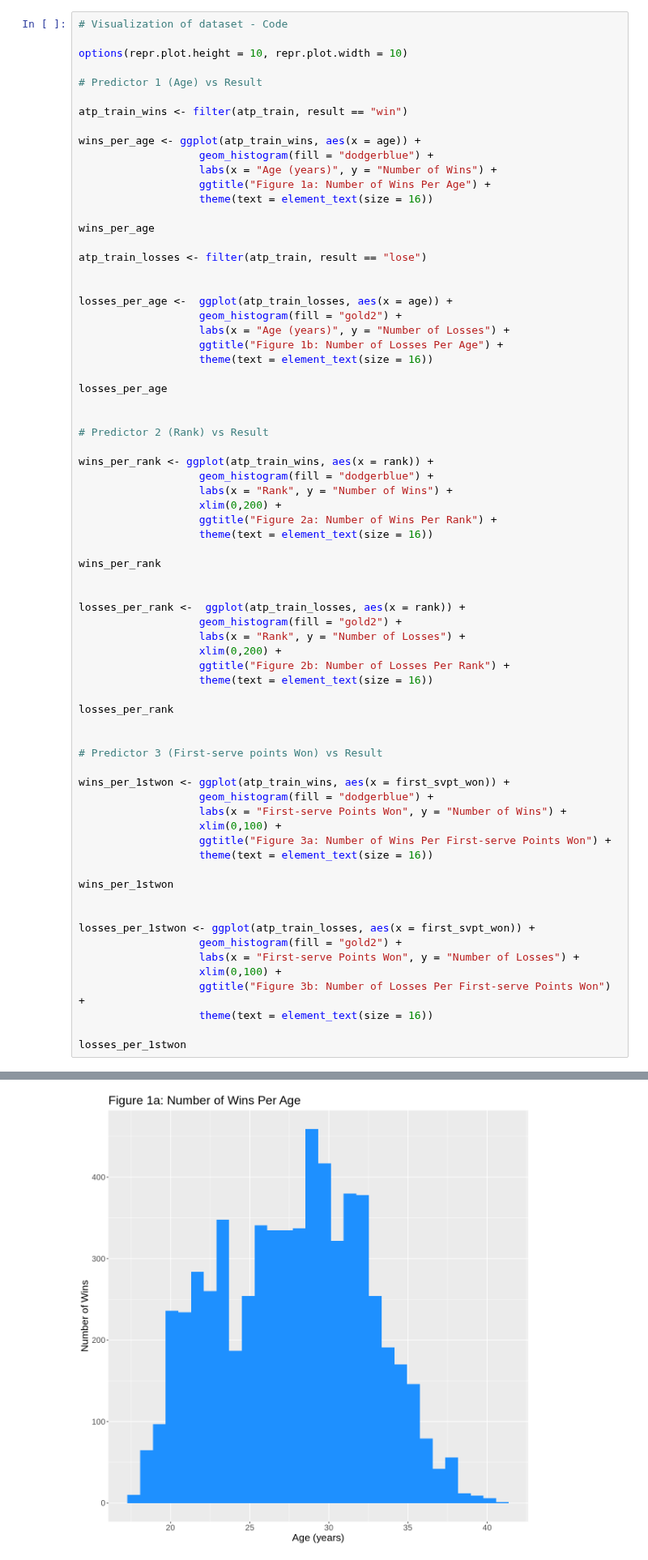
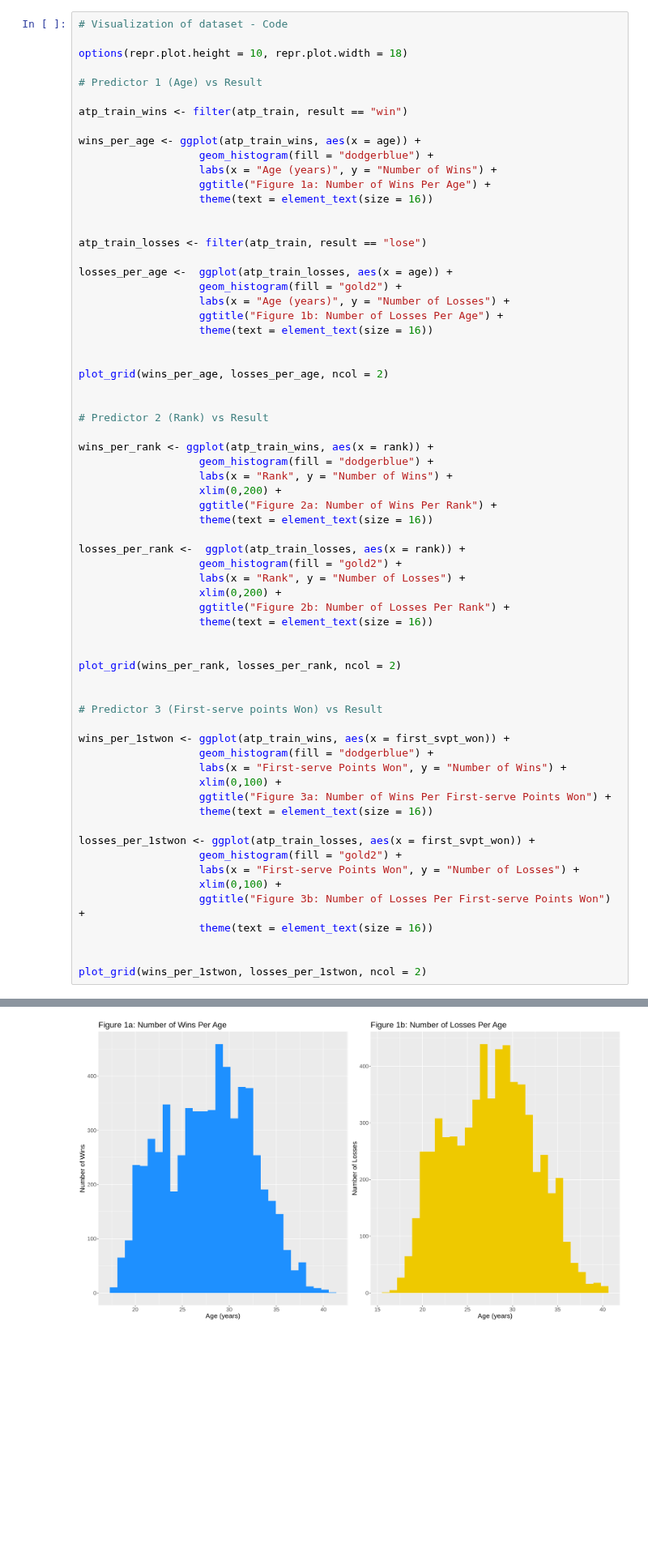
Before and after one commit to EllaShi7/DSCI-100-2022w2-Group-42-Project, a Jupyter notebook: Group_Project_Report.ipynb, the cells around one changed output, grey strips where cells are left out. Shown at 81% size. Cells and saved outputs as stored; diff of their text form; blank space fills up the shorter version.

Commit message:
Update histogram plot to be in rows by predictor variable

```diff
--- a/Group_Project_Report.ipynb
+++ b/Group_Project_Report.ipynb
@@ -188,7 +206,7 @@ Next, we created a set of histograms to visualize the distribution of each predi
 # %%
 # Visualization of dataset - Code
 
-options(repr.plot.height = 10, repr.plot.width = 10)
+options(repr.plot.height = 10, repr.plot.width = 18)
 
 # Predictor 1 (Age) vs Result
 
@@ -200,10 +218,8 @@ wins_per_age <- ggplot(atp_train_wins, aes(x = age)) +
                    ggtitle("Figure 1a: Number of Wins Per Age") +
                    theme(text = element_text(size = 16))
 
-wins_per_age
 
 atp_train_losses <- filter(atp_train, result == "lose")
-
 
 losses_per_age <-  ggplot(atp_train_losses, aes(x = age)) +
                    geom_histogram(fill = "gold2") +
@@ -211,7 +227,8 @@ losses_per_age <-  ggplot(atp_train_losses, aes(x = age)) +
                    ggtitle("Figure 1b: Number of Losses Per Age") +
                    theme(text = element_text(size = 16))
 
-losses_per_age
+
+plot_grid(wins_per_age, losses_per_age, ncol = 2)
 
 
 # Predictor 2 (Rank) vs Result
@@ -223,9 +240,6 @@ wins_per_rank <- ggplot(atp_train_wins, aes(x = rank)) +
                    ggtitle("Figure 2a: Number of Wins Per Rank") +
                    theme(text = element_text(size = 16))
 
-wins_per_rank
-
-
 losses_per_rank <-  ggplot(atp_train_losses, aes(x = rank)) +
                    geom_histogram(fill = "gold2") +
                    labs(x = "Rank", y = "Number of Losses") +
@@ -233,7 +247,8 @@ losses_per_rank <-  ggplot(atp_train_losses, aes(x = rank)) +
                    ggtitle("Figure 2b: Number of Losses Per Rank") +
                    theme(text = element_text(size = 16))
 
-losses_per_rank
+
+plot_grid(wins_per_rank, losses_per_rank, ncol = 2)
 
 
 # Predictor 3 (First-serve points Won) vs Result
@@ -245,9 +260,6 @@ wins_per_1stwon <- ggplot(atp_train_wins, aes(x = first_svpt_won)) +
                    ggtitle("Figure 3a: Number of Wins Per First-serve Points Won") +
                    theme(text = element_text(size = 16))
 
-wins_per_1stwon
-
-
 losses_per_1stwon <- ggplot(atp_train_losses, aes(x = first_svpt_won)) +
                    geom_histogram(fill = "gold2") +
                    labs(x = "First-serve Points Won", y = "Number of Losses") +
@@ -255,7 +267,8 @@ losses_per_1stwon <- ggplot(atp_train_losses, aes(x = first_svpt_won)) +
                    ggtitle("Figure 3b: Number of Losses Per First-serve Points Won") +
                    theme(text = element_text(size = 16))
 
-losses_per_1stwon
+
+plot_grid(wins_per_1stwon, losses_per_1stwon, ncol = 2)
 # %% [output]
 `stat_bin()` using `bins = 30`. Pick better value with `binwidth`.
 
@@ -263,4 +289,4 @@ losses_per_1stwon
-[figure, old version]
+[figure, new version]
 `stat_bin()` using `bins = 30`. Pick better value with `binwidth`.
 
 Warning message:
```
Also changed, not shown: parts of 5 cells of this notebook.
